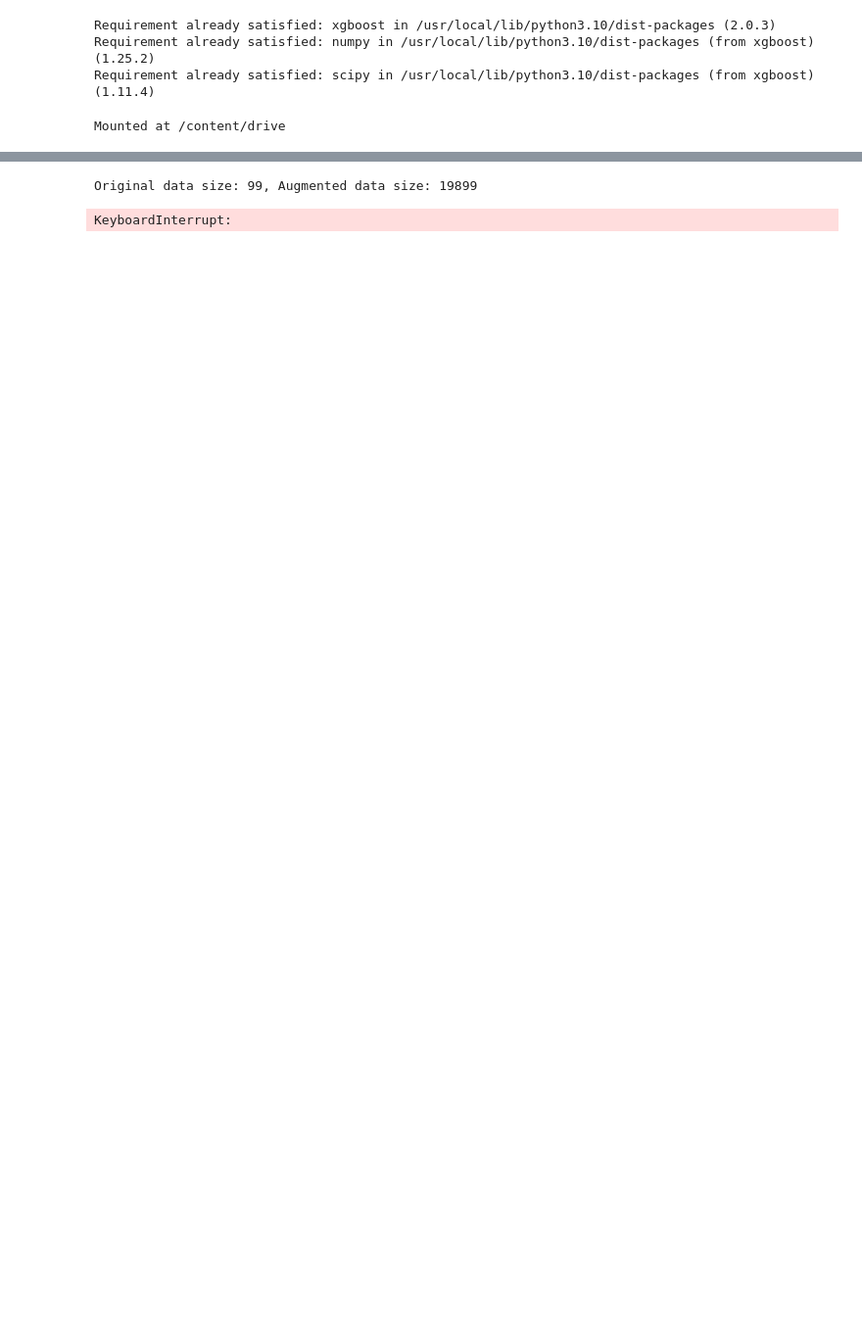
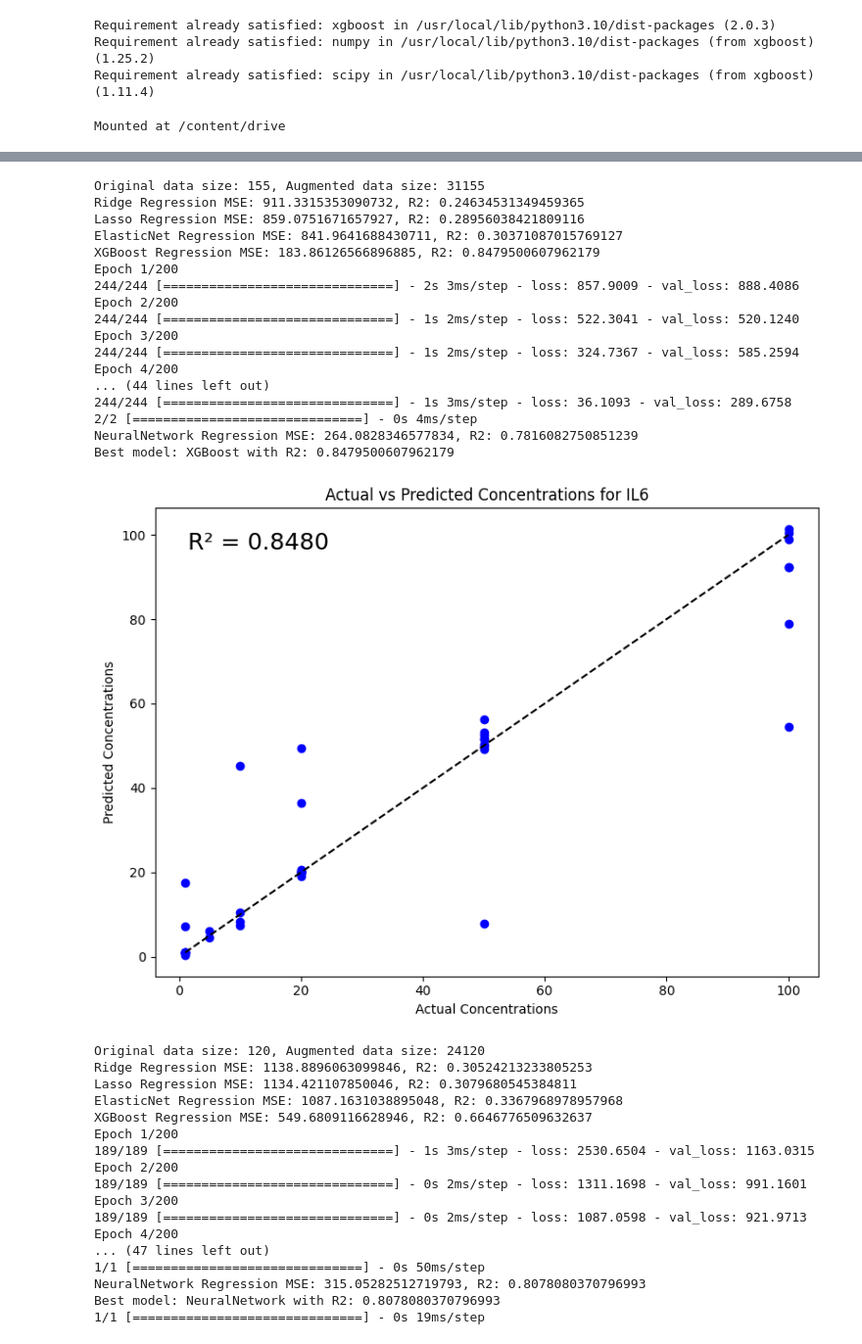
Before and after one commit to delte1821/ML-SERS, a Jupyter notebook: ML_SERS_v2_3.ipynb, the cells around one changed output, grey strips where cells are left out. Shown at 98% size. Drawn from its saved outputs; the diff is of its cells as text; code cells hidden in the pictures; blank space fills up the shorter version.

```diff
--- a/ML_SERS_v2_3.ipynb
+++ b/ML_SERS_v2_3.ipynb
@@ -129,6 +130,8 @@ def train_nn_regression(X_train, y_train, X_val, y_val, epochs=100, batch_size=3
     r2 = r2_score(y_val, y_pred)
     return model, mse, r2, history
 # %%
+from sklearn.decomposition import PCA
+
 def train_and_validate(data, materials, concentrations, material_types, display=True, figure_path=None, epochs=200, batch_size=128, num_augmented_samples=200, use_early_stopping=True, patience=20):
     results = {}
     fig_counter = 1
@@ -145,13 +148,15 @@ def train_and_validate(data, materials, concentrations, material_types, display=
         # Ensure X and y have consistent length
         assert X_train_augmented.shape[0] == len(y_train_augmented), "Inconsistent number of samples between data and labels"
 
-        # Preprocess the training and validation data
-        X_train_augmented = preprocess_data(X_train_augmented.reshape(X_train_augmented.shape[0], X_train_augmented.shape[1], 1))
-        X_val = preprocess_data(X_val.reshape(X_val.shape[0], X_val.shape[1], 1))
+        # Create and fit the scaler
+        scaler = StandardScaler()
+        X_train_scaled = scaler.fit_transform(X_train_augmented)
+        X_val_scaled = scaler.transform(X_val)
 
-        # Reshape back to 2D for regression models
-        X_train_2d = X_train_augmented.reshape(X_train_augmented.shape[0], -1)
-        X_val_2d = X_val.reshape(X_val.shape[0], -1)
+        # Apply PCA
+        pca = PCA(n_components=10)
+        X_train_pca = pca.fit_transform(X_train_scaled)
+        X_val_pca = pca.transform(X_val_scaled)
 
         # Define and train multiple regression models
         models = {
@@ -168,10 +173,10 @@ def train_and_validate(data, materials, concentrations, material_types, display=
 
         for name, model in models.items():
             if name == 'NeuralNetwork':
-                model, mse, r2, history = train_nn_regression(X_train_2d, y_train_augmented, X_val_2d, y_val, epochs=epochs, batch_size=batch_size, use_early_stopping=use_early_stopping)
+                model, mse, r2, history = train_nn_regression(X_train_pca, y_train_augmented, X_val_pca, y_val, epochs=epochs, batch_size=batch_size, use_early_stopping=use_early_stopping)
             else:
-                model.fit(X_train_2d, y_train_augmented)
-                y_pred = model.predict(X_val_2d)
+                model.fit(X_train_pca, y_train_augmented)
+                y_pred = model.predict(X_val_pca)
                 mse = mean_squared_error(y_val, y_pred)
                 r2 = r2_score(y_val, y_pred)
 
@@ -183,11 +188,11 @@ def train_and_validate(data, materials, concentrations, material_types, display=
                 best_name = name
 
         print(f"Best model: {best_name} with R2: {best_r2}")
-        results[mat_type] = (best_model, best_r2)
+        results[mat_type] = (best_model, scaler, pca)  # Save the scaler and PCA with the model
 
         # Save the best model's predictions and plots
         if display:
-            y_pred = best_model.predict(X_val_2d) if best_name != 'NeuralNetwork' else best_model.predict(X_val_2d).flatten()
+            y_pred = best_model.predict(X_val_pca) if best_name != 'NeuralNetwork' else best_model.predict(X_val_pca).flatten()
             plot_predictions(y_val, y_pred, mat_type, fig_counter, figure_path)
             if best_name == 'NeuralNetwork':
                 plot_training_history(history, mat_type, fig_counter, figure_path)
@@ -450,7 +459,7 @@ epochs = 200
 batch_size = 128
 num_augmented_samples=200
 use_early_stopping = True
-patience = 20
+patience = 100
 
 # Load and preprocess data
 data, materials, concentrations = load_data(original_file_path)
@@ -469,7 +478,48 @@ Materials shape after loading: (232,)
 # %%
 ### Linear regression ###
 # Run the train_and_validate function
 results_regression = train_and_validate(data, materials, concentrations, material_types, display=display, figure_path=figure_path, epochs=epochs, batch_size=batch_size, num_augmented_samples=num_augmented_samples, use_early_stopping=use_early_stopping, patience=patience)
+
+# Save the trained regression models and scalers
+for material_type, result in results_regression.items():
+    regressor, scaler, pca = result
+    print(f'Scaler type before saving: {type(scaler)}')  # Verify type
+    joblib.dump(regressor, f'trained_regressor_material_{material_type}.pkl')
+    joblib.dump(scaler, f'scaler_material_{material_type}.pkl')
+    joblib.dump(pca, f'pca_material_{material_type}.pkl')
 # %% [output]
-Original data size: 99, Augmented data size: 19899
+Original data size: 155, Augmented data size: 31155
+Ridge Regression MSE: 911.3315353090732, R2: 0.24634531349459365
+Lasso Regression MSE: 859.0751671657927, R2: 0.28956038421809116
+ElasticNet Regression MSE: 841.9641688430711, R2: 0.30371087015769127
+XGBoost Regression MSE: 183.86126566896885, R2: 0.8479500607962179
+Epoch 1/200
+244/244 [==============================] - 2s 3ms/step - loss: 857.9009 - val_loss: 888.4086
+Epoch 2/200
+244/244 [==============================] - 1s 2ms/step - loss: 522.3041 - val_loss: 520.1240
+Epoch 3/200
+244/244 [==============================] - 1s 2ms/step - loss: 324.7367 - val_loss: 585.2594
+Epoch 4/200
+... (44 lines left out)
+244/244 [==============================] - 1s 3ms/step - loss: 36.1093 - val_loss: 289.6758
+2/2 [==============================] - 0s 4ms/step
+NeuralNetwork Regression MSE: 264.0828346577834, R2: 0.7816082750851239
+Best model: XGBoost with R2: 0.8479500607962179
+[figure, added]
-KeyboardInterrupt:
+Original data size: 120, Augmented data size: 24120
+Ridge Regression MSE: 1138.8896063099846, R2: 0.30524213233805253
+Lasso Regression MSE: 1134.421107850046, R2: 0.3079680545384811
+ElasticNet Regression MSE: 1087.1631038895048, R2: 0.3367968978957968
+XGBoost Regression MSE: 549.6809116628946, R2: 0.6646776509632637
+Epoch 1/200
+189/189 [==============================] - 1s 3ms/step - loss: 2530.6504 - val_loss: 1163.0315
+Epoch 2/200
+189/189 [==============================] - 0s 2ms/step - loss: 1311.1698 - val_loss: 991.1601
+Epoch 3/200
+189/189 [==============================] - 0s 2ms/step - loss: 1087.0598 - val_loss: 921.9713
+Epoch 4/200
+... (47 lines left out)
+1/1 [==============================] - 0s 50ms/step
+NeuralNetwork Regression MSE: 315.05282512719793, R2: 0.8078080370796993
+Best model: NeuralNetwork with R2: 0.8078080370796993
+1/1 [==============================] - 0s 19ms/step
```
Also changed, not shown: parts of 6 cells of this notebook.
